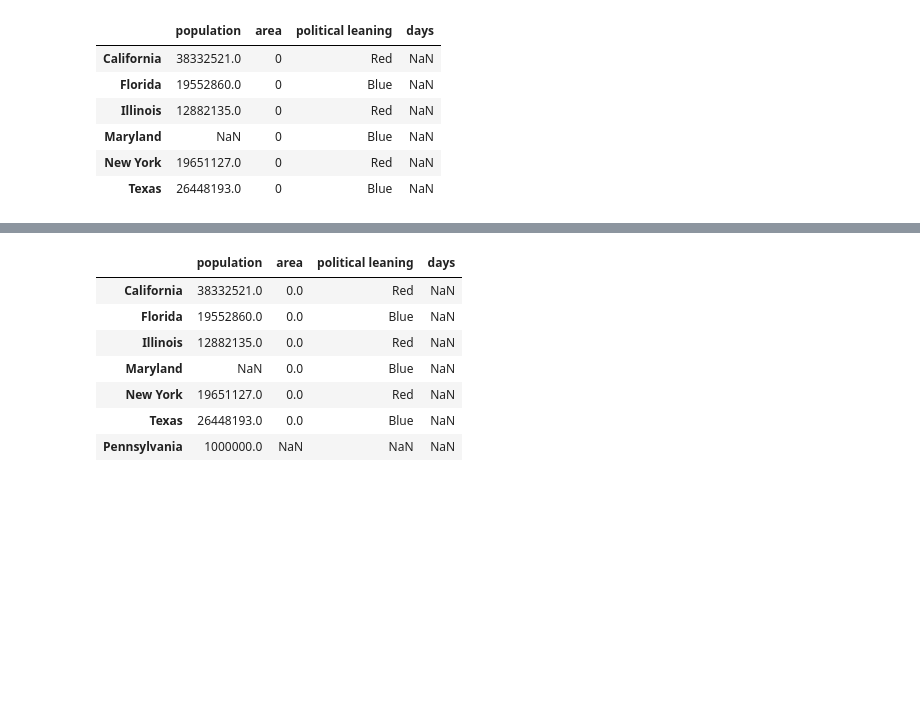
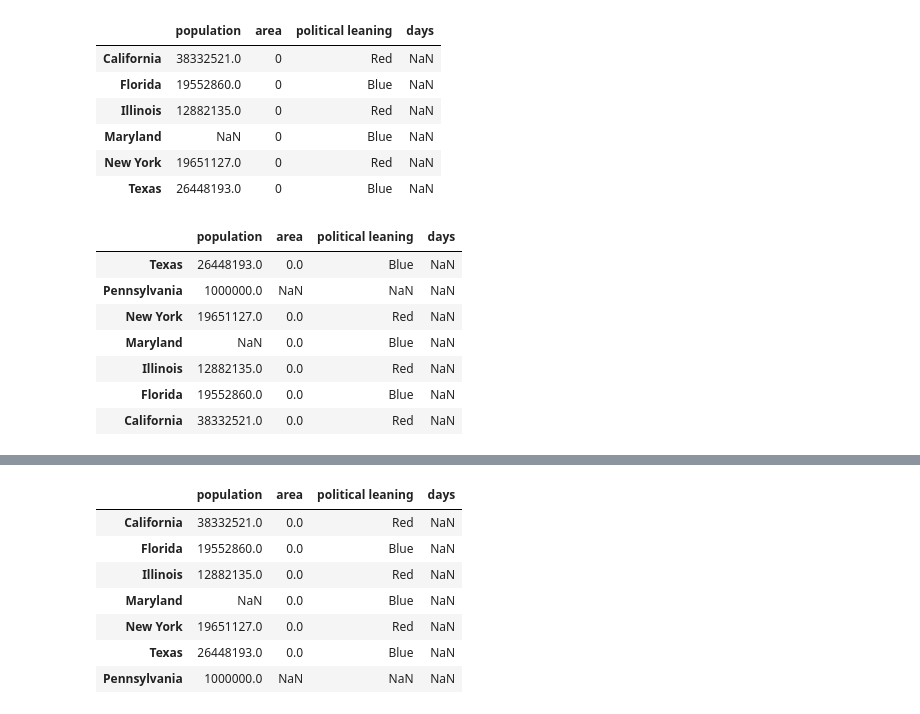
Before and after one commit to tsnow2010/DATA601, a Jupyter notebook: DATA601_Notes/DATA601_Week_7_Notes.ipynb, the cells around one changed output, grey strips where cells are left out. Saved outputs shown, nothing was run; the diff lists cells and outputs as text; code cells hidden in the pictures; blank space fills up the shorter version.

```diff
--- a/DATA601_Notes/DATA601_Week_7_Notes.ipynb
+++ b/DATA601_Notes/DATA601_Week_7_Notes.ipynb
@@ -229,3 +300,14 @@ states_pl
 | Maryland | NaN | 0 | Blue | NaN |
 | New York | 19651127.0 | 0 | Red | NaN |
 | Texas | 26448193.0 | 0 | Blue | NaN |
+# %%
+states_pl.sort_index(axis=0,ascending=False) # Sort rows, descending
+# %% [output]
+|  | population | area | political leaning | days |
+| Texas | 26448193.0 | 0.0 | Blue | NaN |
+| Pennsylvania | 1000000.0 | NaN | NaN | NaN |
+| New York | 19651127.0 | 0.0 | Red | NaN |
+| Maryland | NaN | 0.0 | Blue | NaN |
+| Illinois | 12882135.0 | 0.0 | Red | NaN |
+| Florida | 19552860.0 | 0.0 | Blue | NaN |
+| California | 38332521.0 | 0.0 | Red | NaN |
```
Also changed, not shown: parts of 37 cells of this notebook.
